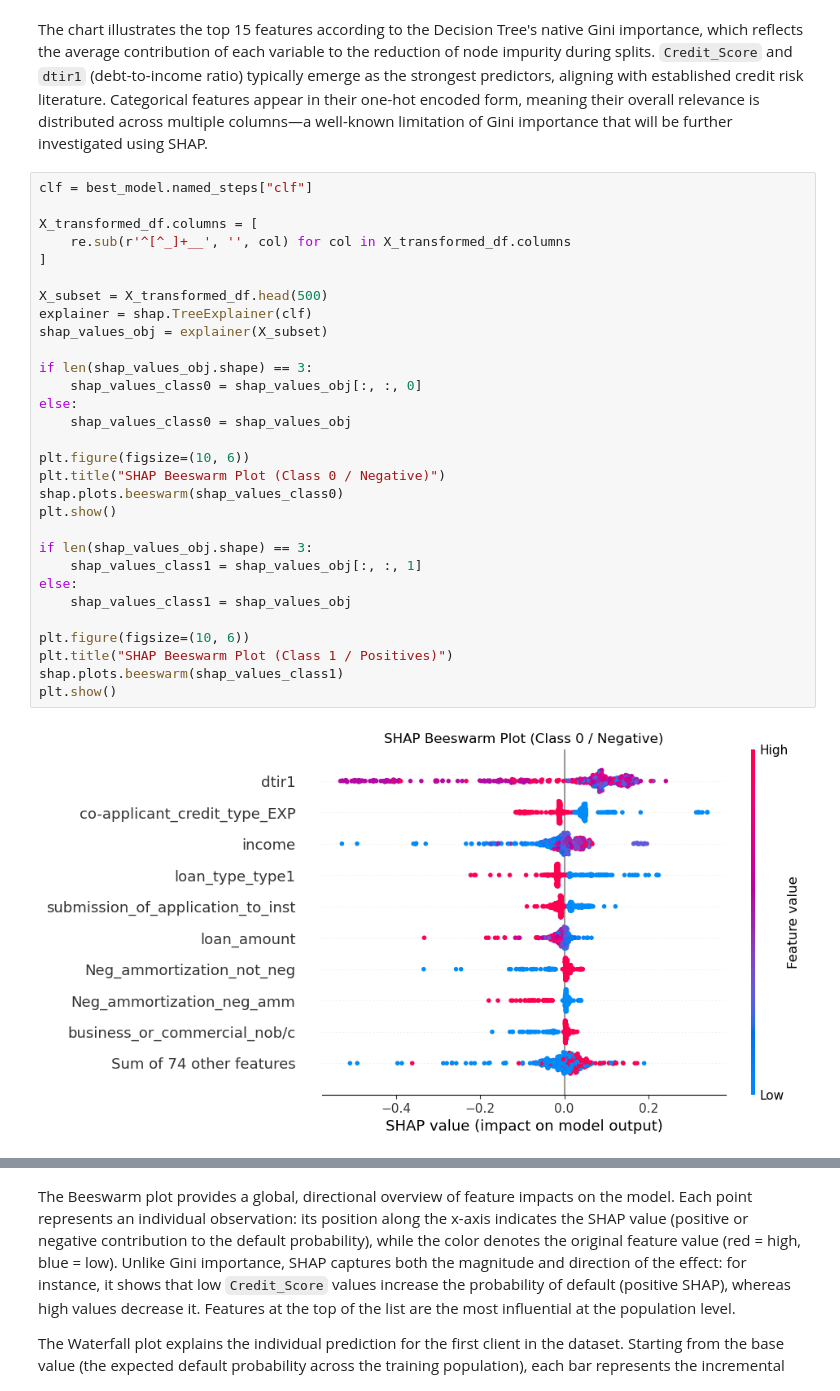
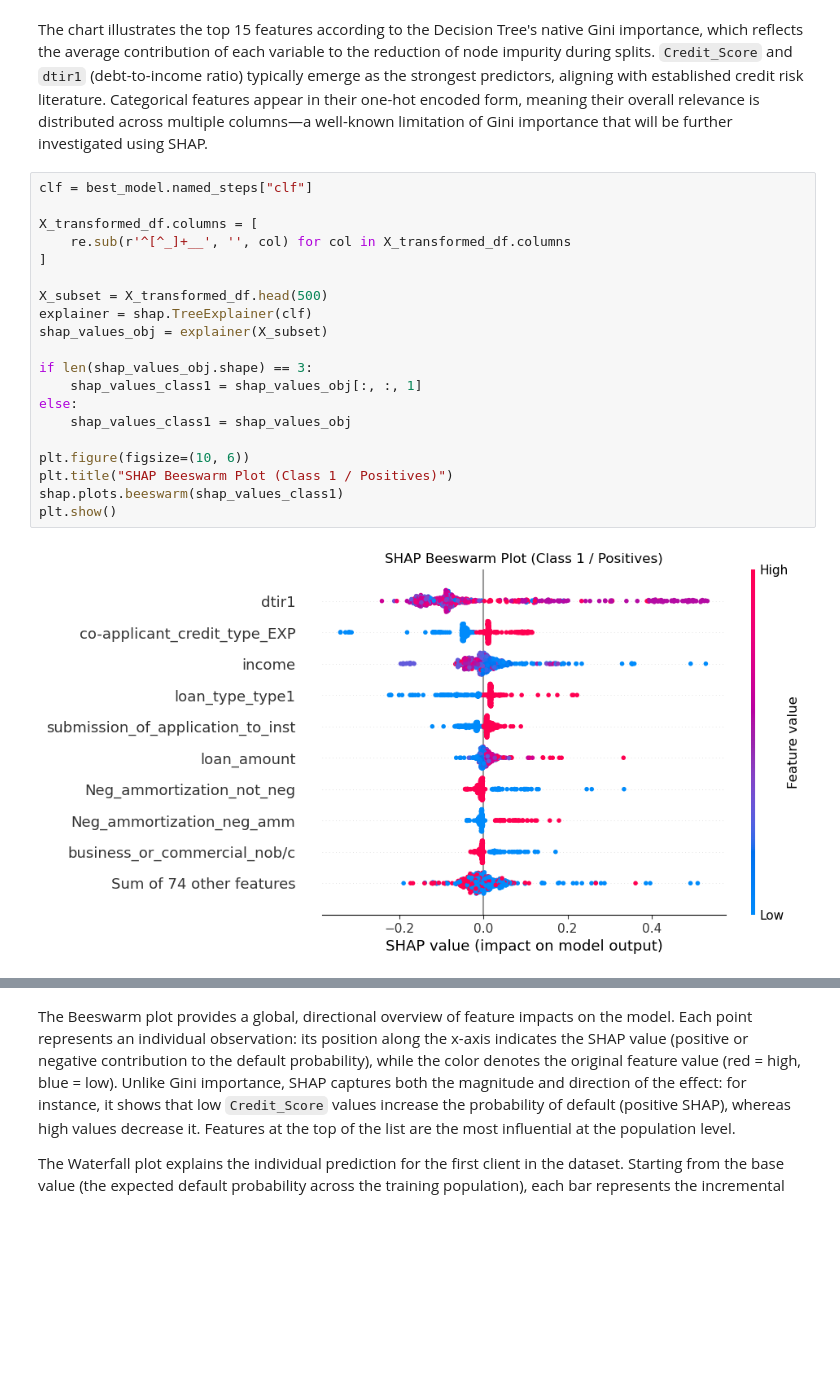
Before and after one commit to marcolari06-maker/loan-default-prediction, a Jupyter notebook: final.ipynb, the cells around one changed output, grey strips where cells are left out. Saved outputs shown, nothing was run; the diff lists cells and outputs as text; blank space fills up the shorter version.

```diff
--- a/final.ipynb
+++ b/final.ipynb
@@ -1439,32 +1437,22 @@ The chart illustrates the top 15 features according to the Decision Tree's nativ
 # %%
 clf = best_model.named_steps["clf"]
 
 X_transformed_df.columns = [
     re.sub(r'^[^_]+__', '', col) for col in X_transformed_df.columns
 ]
 
 X_subset = X_transformed_df.head(500)
 explainer = shap.TreeExplainer(clf)
 shap_values_obj = explainer(X_subset)
 
 if len(shap_values_obj.shape) == 3:
-    shap_values_class0 = shap_values_obj[:, :, 0]
-else:
-    shap_values_class0 = shap_values_obj
-
-plt.figure(figsize=(10, 6))
-plt.title("SHAP Beeswarm Plot (Class 0 / Negative)")
-shap.plots.beeswarm(shap_values_class0)
-plt.show()
-
-if len(shap_values_obj.shape) == 3:
     shap_values_class1 = shap_values_obj[:, :, 1]
 else:
     shap_values_class1 = shap_values_obj
 
 plt.figure(figsize=(10, 6))
 plt.title("SHAP Beeswarm Plot (Class 1 / Positives)")
 shap.plots.beeswarm(shap_values_class1)
 plt.show()
 # %% [output]
-[figure, old version]
+[figure, new version]
```
Also changed, not shown: parts of 5 cells of this notebook, 1 other file.
